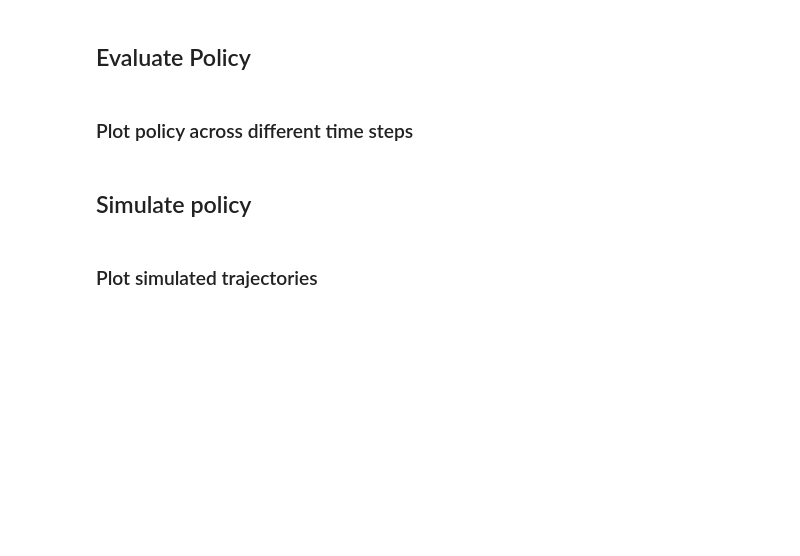
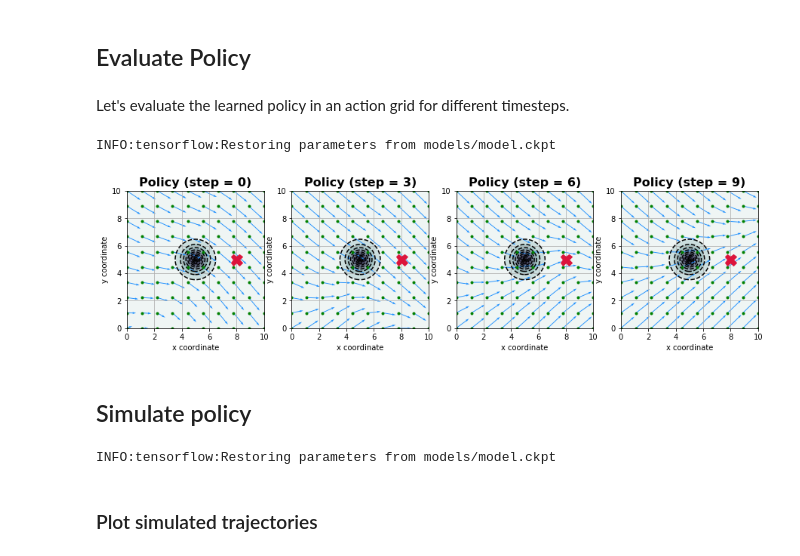
Before and after one commit to thiagopbueno/mdps-in-tensorflow, a Jupyter notebook: notebooks/MDPs in TensorFlow - Navigation with Noisy Directions.ipynb, the cells around one changed output. Cells and saved outputs as stored; diff of their text form; code cells hidden in the pictures; blank space fills up the shorter version.

Commit message:
Refactor simulation code in Navigation with Noisy Directions

```diff
--- a/notebooks/MDPs in TensorFlow - Navigation with Noisy Directions.ipynb
+++ b/notebooks/MDPs in TensorFlow - Navigation with Noisy Directions.ipynb
@@ -376,13 +378,19 @@ def train(graph, optimizer, epoch):
 It's time to train our model!
 # %%
 # hyperparameters
-epoch = 300
+epoch = 200
 learning_rate = 0.001
 
-# optimizer
+# inputs
 noise_ratio = 1.00
 noise_generator = NoiseGenerator(batch_size, max_time, noise_ratio)
-optimizer = PolicyOptimizer(graph, loss, total, learning_rate, noise_generator)
+
+# initial state
+x0, y0 = grid['start']
+s0 = build_initial_state(x0, y0, batch_size)
+
+# optimizer
+optimizer = PolicyOptimizer(graph, loss, total, learning_rate, s0, noise_generator)
 
 # results
 losses, total_cost, saver, uptime = train(graph, optimizer, epoch)
@@ -401,5 +416,7 @@ utils.plot_total_cost_per_batch(ax, total_cost)
 # %% [markdown]
 ## Evaluate Policy
+# %% [markdown]
+Let's evaluate the learned policy in an action grid for different timesteps.
 # %%
 def build_initial_states_grid(x_grid_size, y_grid_size, timestep):
     batch_size = x_grid_size * y_grid_size
@@ -411,13 +428,18 @@ def build_initial_states_grid(x_grid_size, y_grid_size, timestep):
             initial_states_grid.append([x, y, timestep])
     return initial_states_grid, batch_size
 # %%
-def evaluate_policy(grid_size, timestep):
+def evaluate_policy(grid_size, state_size, timesteps):
+    initial_states_grids = []
+    actions = []
+
     graph = tf.Graph()
+    with graph.as_default():
 
-    with graph.as_default():
-        initial_states_grid, batch_size = build_initial_states_grid(grid_size, grid_size, timestep)
-        initial_state = tf.constant(initial_states_grid)
+        # re-initialize initial_state placeholder
+        batch_size = grid_size * grid_size
+        initial_state = tf.placeholder(shape=(batch_size, state_size), dtype=np.float32, name='initial_state')
 
+        # re-initialize policy
         with tf.variable_scope('rnn'):
             policy = PolicyNetwork(graph, layers)
             action = policy(initial_state)
@@ -425,20 +447,30 @@ def evaluate_policy(grid_size, timestep):
         saver = tf.train.Saver()
         with tf.Session(graph=graph) as sess:
             saver.restore(sess, 'models/model.ckpt')
-            actions = sess.run(action)
 
-    return initial_states_grid, actions
+            for timestep in timesteps:
+
+                # instantiate initial states in a grid
+                s0, batch_size = build_initial_states_grid(grid_size, grid_size, timestep)
+                initial_states_grids.append(s0)
+
+                # evaluate policy for given initial states
+                a = sess.run(action, feed_dict={initial_state: s0})
+                actions.append(a)
+
+    return initial_states_grids, actions
-# %% [markdown]
-### Plot policy across different time steps
 # %%
 grid_size = 10
-timesteps = [0.0, max_time/3, 2*max_time/3, max_time]
+timesteps = np.array([0.0, max_time / 3, 2 / 3 * max_time, max_time], dtype=np.int32)
+initial_states_grid, policy_actions = evaluate_policy(grid_size, mdp.state_size + 1, timesteps)
 
 fig = plt.figure(figsize=(15, 5))
 for i, timestep in enumerate(timesteps):
     ax = fig.add_subplot(1, len(timesteps), i+1)
-    initial_states_grid, actions = evaluate_policy(grid_size, int(timestep))
-    utils.plot_policy(ax, grid, deceleration, initial_states_grid, actions, int(timestep))
+    utils.plot_policy(ax, grid, deceleration, initial_states_grid[i], policy_actions[i], timestep)
+# %% [output]
+INFO:tensorflow:Restoring parameters from models/model.ckpt
+[figure, added]
 # %% [markdown]
 ## Simulate policy
 # %%
@@ -500,2 +492,22 @@ with graph.as_default():
+# %%
+max_time = 9
+batch_size = 3
+
+# initial states for simulation
+x0, y0 = grid['start']
+delta_y = [0.0, -3.0, -1.5, 1.5, 3.0]
+initial_states = []
+for delta in delta_y:
+    s0 = build_initial_state(x0, y0 + delta, batch_size)
+    initial_states.append(s0)
+initial_states = np.concatenate(initial_states, axis=0)
+
+# total batch_size
+batch_size = initial_states.shape[0]
+
+# simulate!
+rewards, states, actions = simulate(graph, [rewards, states, actions], initial_states, batch_size, max_time)
+# %% [output]
+INFO:tensorflow:Restoring parameters from models/model.ckpt
 # %% [markdown]
 ### Plot simulated trajectories
```
Also changed, not shown: parts of 12 cells of this notebook, 1 other file.
